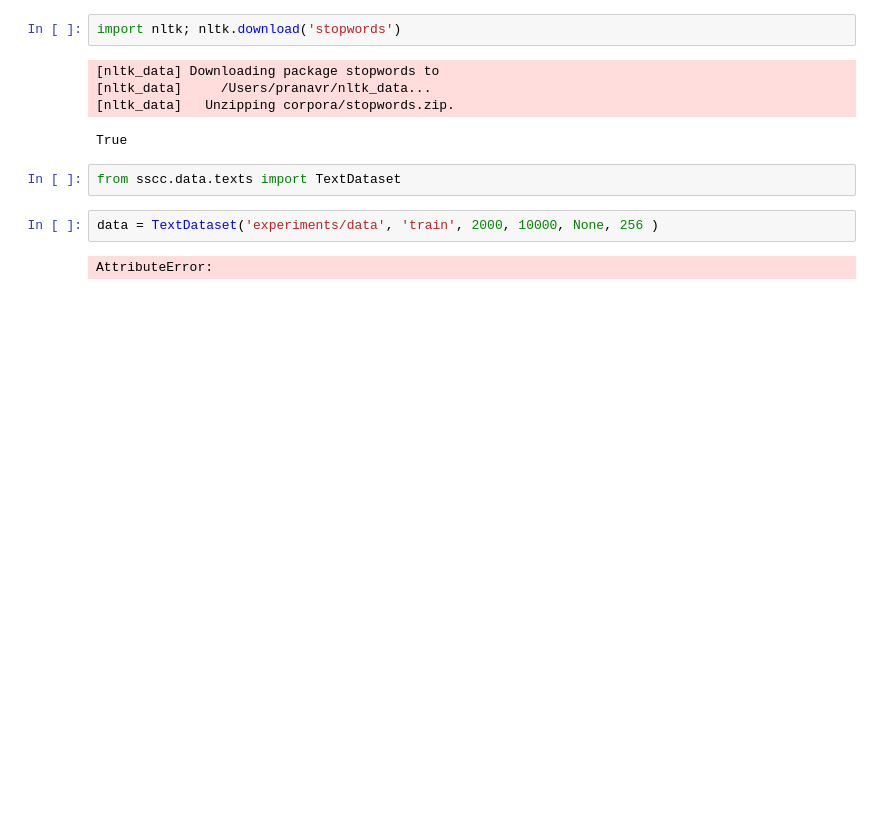
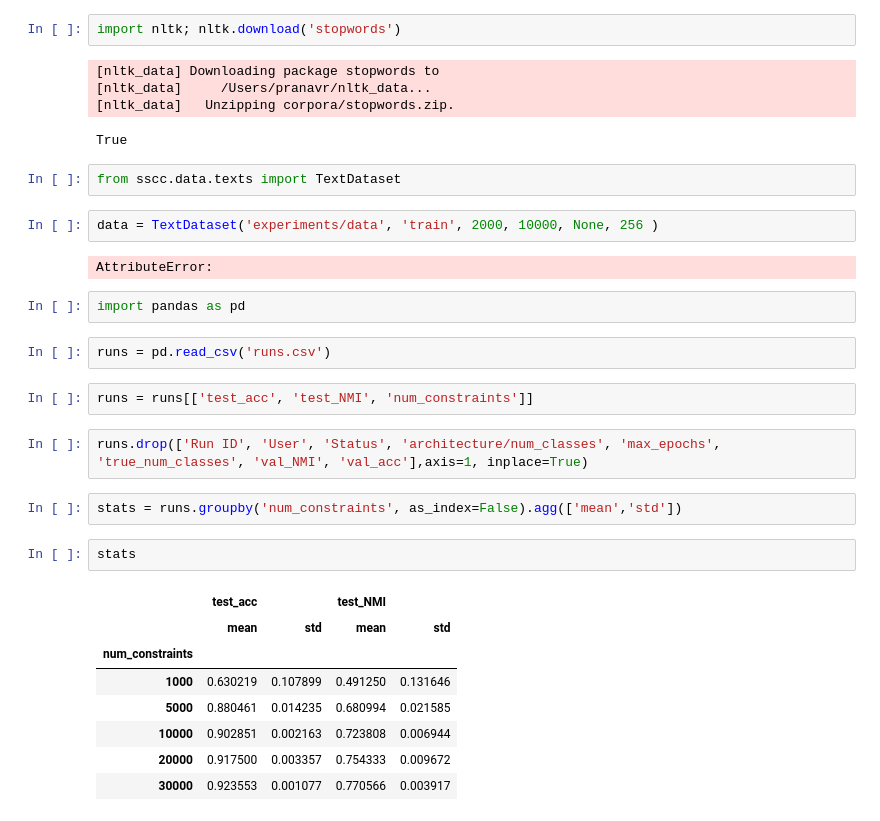
Before and after one commit to rpranav22/cc-top, a Jupyter notebook: notebooks/experiments.ipynb, the cells around one changed output. Saved outputs shown, nothing was run; the diff lists cells and outputs as text; blank space fills up the shorter version.

```diff
--- a/notebooks/experiments.ipynb
+++ b/notebooks/experiments.ipynb
@@ -125,3 +125,24 @@ from sscc.data.texts import TextDataset
 data = TextDataset('experiments/data', 'train', 2000, 10000, None, 256 )
 # %% [output]
 AttributeError:
+# %%
+import pandas as pd
+# %%
+runs = pd.read_csv('runs.csv')
+# %%
+runs = runs[['test_acc', 'test_NMI', 'num_constraints']]
+# %%
+runs.drop(['Run ID', 'User', 'Status', 'architecture/num_classes', 'max_epochs', 'true_num_classes', 'val_NMI', 'val_acc'],axis=1, inplace=True)
+# %%
+stats = runs.groupby('num_constraints', as_index=False).agg(['mean','std'])
+# %%
+stats
+# %% [output]
+|  | test_acc |  | test_NMI |  |
+|  | mean | std | mean | std |
+| num_constraints |  |  |  |  |
+| 1000 | 0.630219 | 0.107899 | 0.491250 | 0.131646 |
+| 5000 | 0.880461 | 0.014235 | 0.680994 | 0.021585 |
+| 10000 | 0.902851 | 0.002163 | 0.723808 | 0.006944 |
+| 20000 | 0.917500 | 0.003357 | 0.754333 | 0.009672 |
+| 30000 | 0.923553 | 0.001077 | 0.770566 | 0.003917 |
```
Also changed, not shown: 12 other files.
